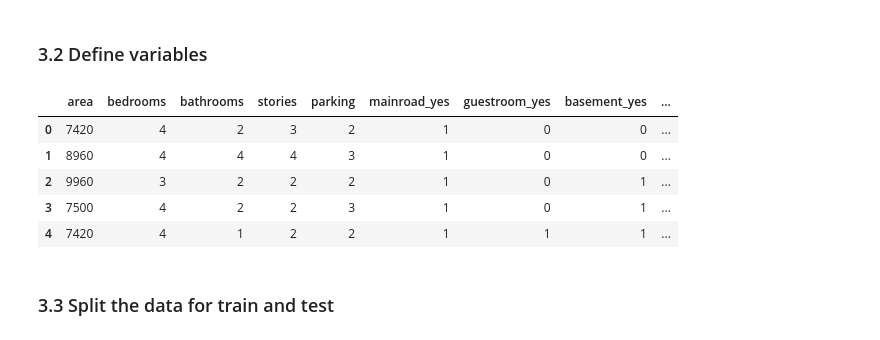
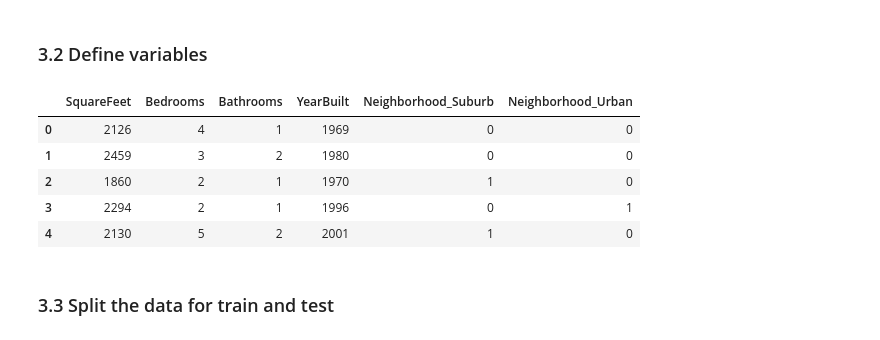
Before and after one commit to Taweilo/usa-house-price-prediction, a Jupyter notebook: Code_USA_House_Price_Prediction.ipynb, the cells around one changed output. Saved outputs shown, nothing was run; the diff lists cells and outputs as text; code cells hidden in the pictures.

```diff
--- a/Code_USA_House_Price_Prediction.ipynb
+++ b/Code_USA_House_Price_Prediction.ipynb
@@ -70,7 +46,7 @@ SEED = 12345
 House Price Data
 # %%
 # Provide the raw file URL
-csv_url = 'https://raw.githubusercontent.com/Taweilo/house_price_predicttion/main/Housing%20data.csv'
+csv_url = 'https://raw.githubusercontent.com/Taweilo/House_Price_Prediction/main/housing_price_dataset.csv'
 # Read the CSV file into a DataFrame
 df = pd.read_csv(csv_url)
 # Display the first few rows of the DataFrame
@@ -189,4 +159 @@ plt.show()
 ### 3.1 Remove the null (data is clean no need of cleasing)
-# %%
-# Remove all rows with null values
-df= df.dropna()
@@ -218,17 +161,17 @@ memory usage: 55.5+ KB
 ### 3.2 Define variables
 # %%
 # Create X, Y
-y = df['price'] # define Y
-X = df.drop(['price'], axis=1) # define X by dropping irrelevent features
+y = df['Price'] # define Y
+X = df.drop(['Price'], axis=1) # define X by dropping irrelevent features
 X = pd.get_dummies(data=X, drop_first=True) # make dummy variable 3(=4-1) extra dummy variables(K-1)
 X.head()
 # %% [output]
-|  | area | bedrooms | bathrooms | stories | parking | mainroad_yes | guestroom_yes | basement_yes | ... |
-| 0 | 7420 | 4 | 2 | 3 | 2 | 1 | 0 | 0 | ... |
-| 1 | 8960 | 4 | 4 | 4 | 3 | 1 | 0 | 0 | ... |
-| 2 | 9960 | 3 | 2 | 2 | 2 | 1 | 0 | 1 | ... |
-| 3 | 7500 | 4 | 2 | 2 | 3 | 1 | 0 | 1 | ... |
-| 4 | 7420 | 4 | 1 | 2 | 2 | 1 | 1 | 1 | ... |
+|  | SquareFeet | Bedrooms | Bathrooms | YearBuilt | Neighborhood_Suburb | Neighborhood_Urban |
+| 0 | 2126 | 4 | 1 | 1969 | 0 | 0 |
+| 1 | 2459 | 3 | 2 | 1980 | 0 | 0 |
+| 2 | 1860 | 2 | 1 | 1970 | 1 | 0 |
+| 3 | 2294 | 2 | 1 | 1996 | 0 | 1 |
+| 4 | 2130 | 5 | 2 | 2001 | 1 | 0 |
 # %% [markdown]
 ### 3.3 Split the data for train and test
 # %%
```
Also changed, not shown: parts of 73 cells of this notebook.
